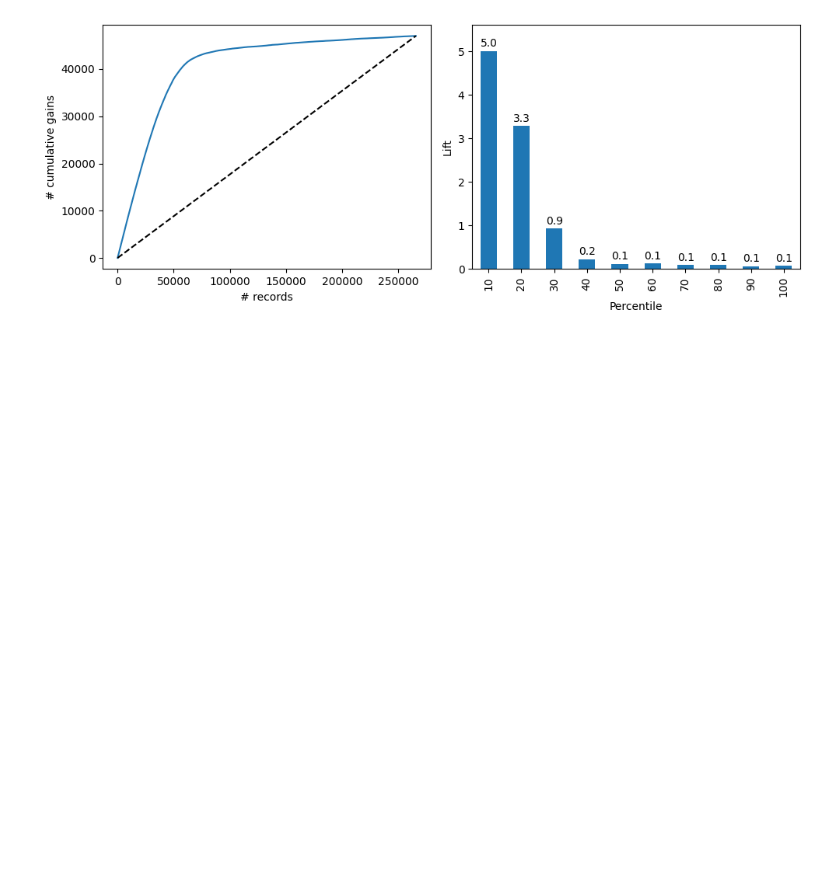
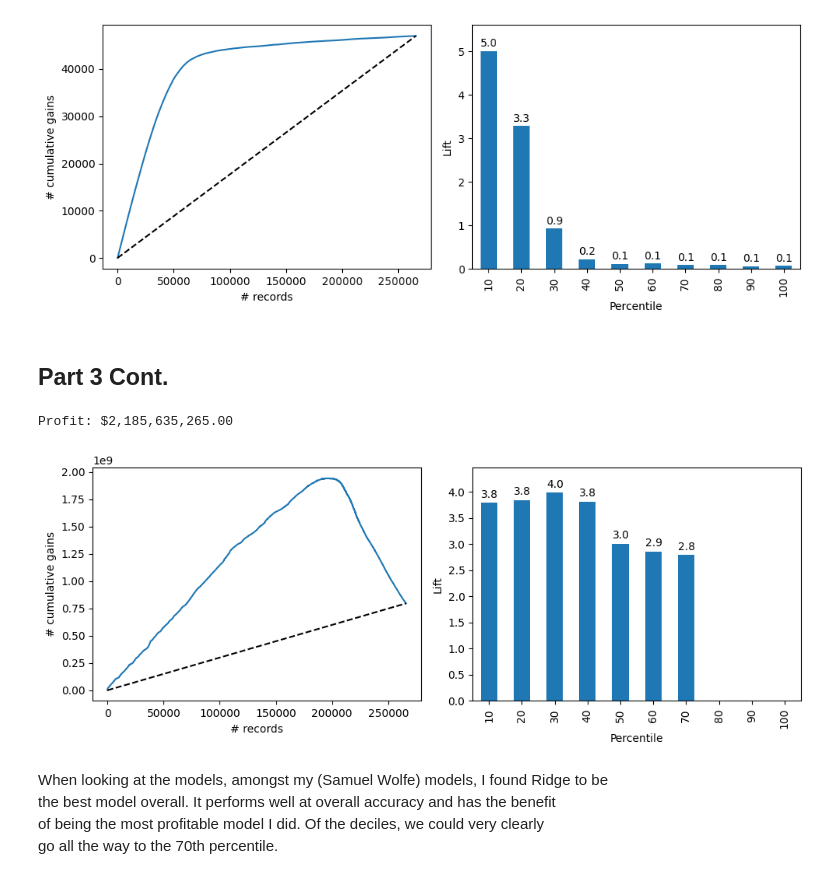
Before and after one commit to wolfesamk/2023-BA-Conmpetition, a Jupyter notebook: Main/MSBA 207 SBA Case - Contest - Sam.ipynb, the cells around one changed output. Saved outputs shown, nothing was run; the diff lists cells and outputs as text; code cells hidden in the pictures; blank space fills up the shorter version.

```diff
--- a/Main/MSBA 207 SBA Case - Contest - Sam.ipynb
+++ b/Main/MSBA 207 SBA Case - Contest - Sam.ipynb
@@ -887,7 +887,7 @@ profit = []
 for x in result_elasticnet.index:
     if result_elasticnet['Predicted'][x] == 0:
         if result_elasticnet['Actual'][x] == 0:
-            profit.append(result['Profit_if_Pred_is_PIF'][x])
+            profit.append(result_elasticnet['Profit_if_Pred_is_PIF'][x])
     elif result_elasticnet['Predicted'][x] == 1:
         profit.append(0)
 print('Profit: ${:,.2f}'.format(sum(profit)))
@@ -900,3 +900,28 @@ Non-Default      194019       24781
     Default        4814       42210
 Profit: $2,183,474,275.25
 [figure]
+# %% [markdown]
+## Part 3 Cont.
+# %%
+df = result_ridge.sort_values(by=['Proba'], ascending=True)
+fig, axes = plt.subplots(nrows=1,ncols=2, figsize=(10,4))
+gainsChart(df.Profit_if_Pred_is_PIF, ax=axes[0])
+liftChart(df.Profit_if_Pred_is_PIF,title=False, ax=axes[1])
+plt.tight_layout()
+plt.show
+profit = []
+for x in result_ridge.index:
+    if result_ridge['Predicted'][x] == 0:
+        if result_ridge['Actual'][x] == 0:
+            profit.append(result_ridge['Profit_if_Pred_is_PIF'][x])
+    elif result_ridge['Predicted'][x] == 1:
+        profit.append(0)
+print('Profit: ${:,.2f}'.format(sum(profit)))
+# %% [output]
+Profit: $2,185,635,265.00
+[figure, added]
+# %% [markdown]
+When looking at the models, amongst my (Samuel Wolfe) models, I found Ridge to be <br>
+the best model overall. It performs well at overall accuracy and has the benefit<br>
+of being the most profitable model I did. Of the deciles, we could very clearly<br>
+go all the way to the 70th percentile.
```
Also changed, not shown: 1 other file.
